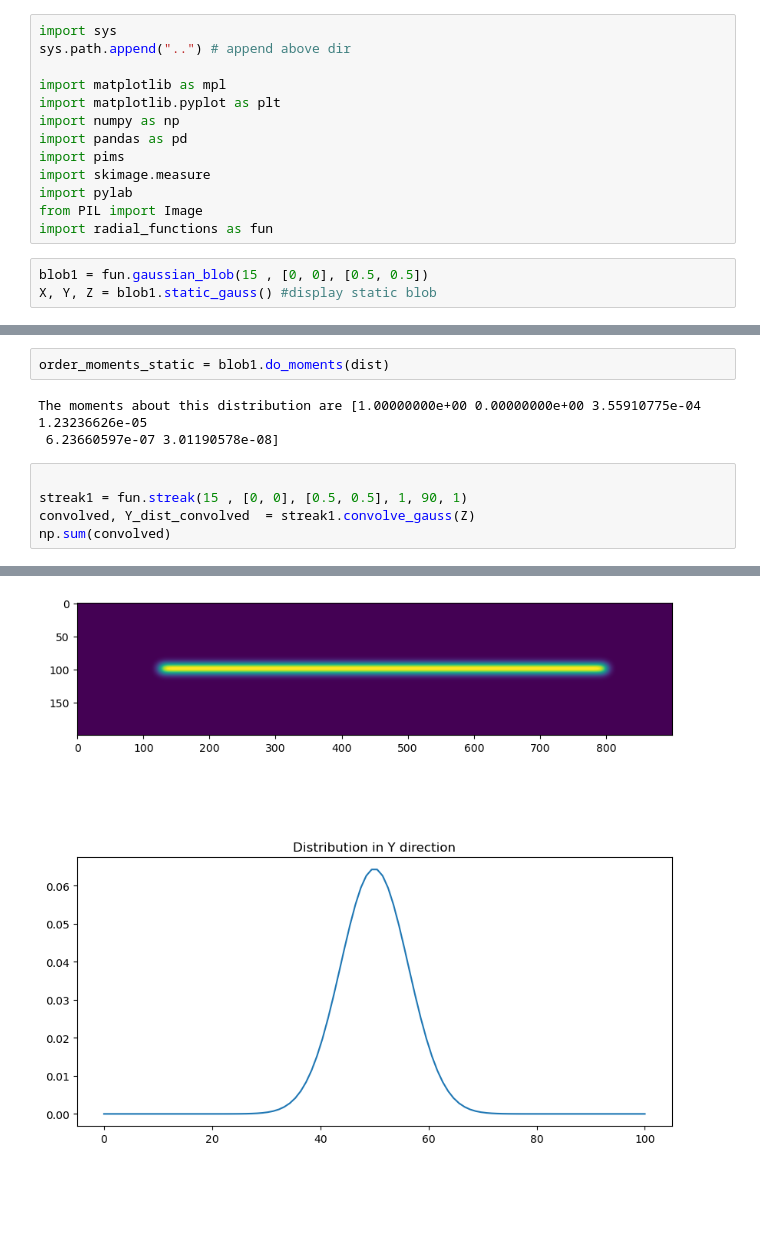
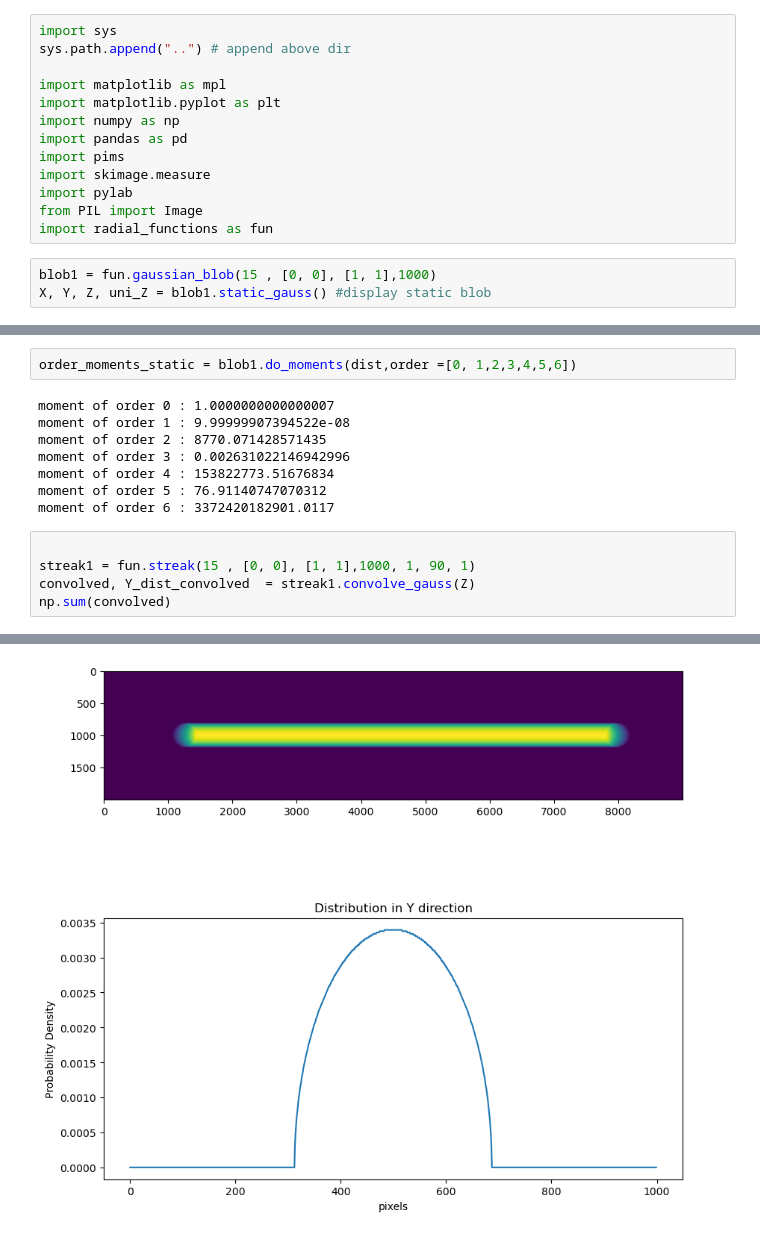
Before and after one commit to pamud-akalanka/FSVPy, a Jupyter notebook: SyntheticStreaks/Gaussian/gaussian_convolution.ipynb, the cells around one changed output, grey strips where cells are left out. Cells and saved outputs as stored; diff of their text form; blank space fills up the shorter version.

```diff
--- a/SyntheticStreaks/Gaussian/gaussian_convolution.ipynb
+++ b/SyntheticStreaks/Gaussian/gaussian_convolution.ipynb
@@ -12,6 +12,6 @@ import pylab
 from PIL import Image
 import radial_functions as fun
 # %%
-blob1 = fun.gaussian_blob(15 , [0, 0], [0.5, 0.5])
-X, Y, Z = blob1.static_gauss() #display static blob
+blob1 = fun.gaussian_blob(15 , [0, 0], [1, 1],1000)
+X, Y, Z, uni_Z = blob1.static_gauss() #display static blob
 # %% [output]
@@ -23,11 +35,16 @@ dist = blob1.partialY()
 # %%
-order_moments_static = blob1.do_moments(dist)
+order_moments_static = blob1.do_moments(dist,order =[0, 1,2,3,4,5,6])
 # %% [output]
-The moments about this distribution are [1.00000000e+00 0.00000000e+00 3.55910775e-04 1.23236626e-05
- 6.23660597e-07 3.01190578e-08]
+moment of order 0 : 1.0000000000000007
+moment of order 1 : 9.99999907394522e-08
+moment of order 2 : 8770.071428571435
+moment of order 3 : 0.002631022146942996
+moment of order 4 : 153822773.51676834
+moment of order 5 : 76.91140747070312
+moment of order 6 : 3372420182901.0117
 # %%
 
-streak1 = fun.streak(15 , [0, 0], [0.5, 0.5], 1, 90, 1)
+streak1 = fun.streak(15 , [0, 0], [1, 1],1000, 1, 90, 1)
 convolved, Y_dist_convolved  = streak1.convolve_gauss(Z)
 np.sum(convolved)
 # %% [output]
@@ -35,2 +52,2 @@ np.sum(convolved)
-[figure, old version]
+[figure, new version]
 # %%
```
Also changed, not shown: parts of 5 cells of this notebook, 2 other files.
